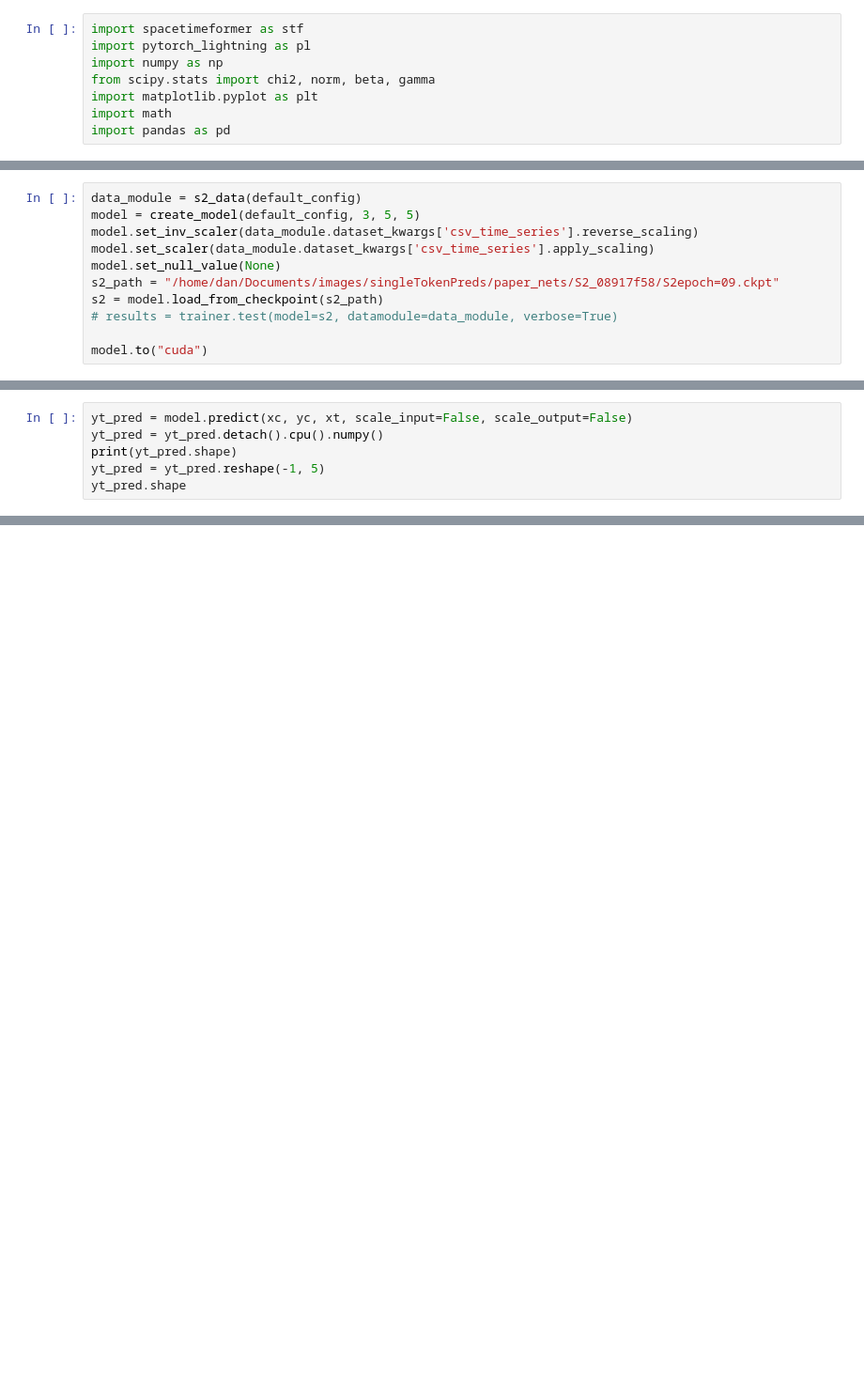
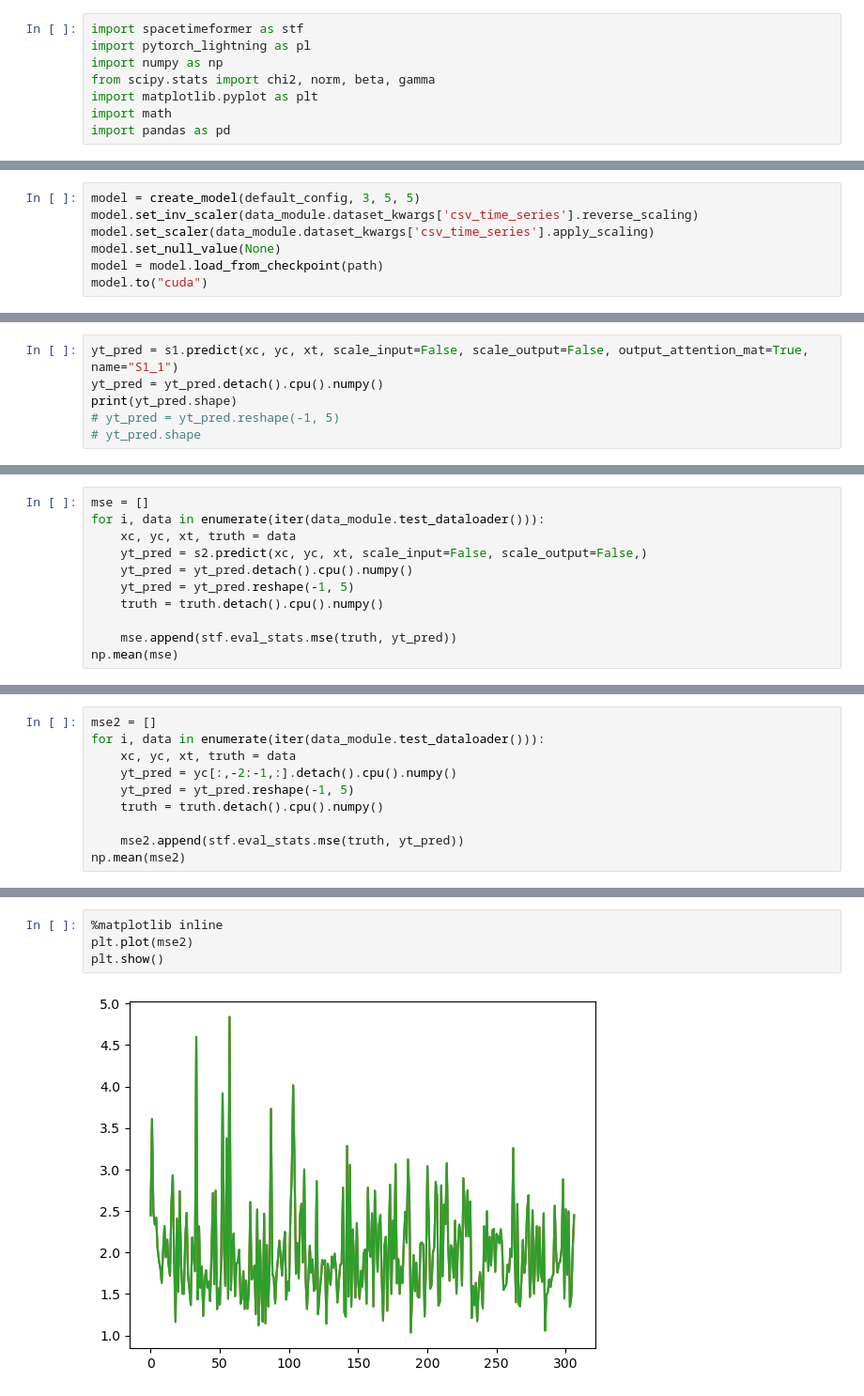
Before and after one commit to wendeldr/spacetimeformer, a Jupyter notebook: load_model_test.ipynb, the cells around one changed output, grey strips where cells are left out. Shown at 94% size. Drawn from its saved outputs; the diff is of its cells as text; blank space fills up the shorter version.

```diff
--- a/load_model_test.ipynb
+++ b/load_model_test.ipynb
@@ -241,13 +395,9 @@ run-20240131_120438-yj71byzb == s2_1
 # %%
-data_module = s2_data(default_config)
 model = create_model(default_config, 3, 5, 5)
 model.set_inv_scaler(data_module.dataset_kwargs['csv_time_series'].reverse_scaling)
 model.set_scaler(data_module.dataset_kwargs['csv_time_series'].apply_scaling)
 model.set_null_value(None)
-s2_path = "/home/dan/Documents/images/singleTokenPreds/paper_nets/S2_08917f58/S2epoch=09.ckpt"
-s2 = model.load_from_checkpoint(s2_path)
-# results = trainer.test(model=s2, datamodule=data_module, verbose=True)
-
+model = model.load_from_checkpoint(path)
 model.to("cuda")
 # %% [output]
 Forecaster
@@ -296,7 +446,7 @@ torch.Size([100, 32, 5])
 # %%
-yt_pred = model.predict(xc, yc, xt, scale_input=False, scale_output=False)
+yt_pred = s1.predict(xc, yc, xt, scale_input=False, scale_output=False, output_attention_mat=True, name="S1_1")
 yt_pred = yt_pred.detach().cpu().numpy()
 print(yt_pred.shape)
-yt_pred = yt_pred.reshape(-1, 5)
-yt_pred.shape
+# yt_pred = yt_pred.reshape(-1, 5)
+# yt_pred.shape
 # %% [output]
@@ -333,0 +477,11 @@ results = trainer.test(model=s2, datamodule=data_module, verbose=True)
+# %%
+mse = []
+for i, data in enumerate(iter(data_module.test_dataloader())):
+    xc, yc, xt, truth = data
+    yt_pred = s2.predict(xc, yc, xt, scale_input=False, scale_output=False,)
+    yt_pred = yt_pred.detach().cpu().numpy()
+    yt_pred = yt_pred.reshape(-1, 5)
+    truth = truth.detach().cpu().numpy()
+
+    mse.append(stf.eval_stats.mse(truth, yt_pred))
+np.mean(mse)
@@ -333,0 +490,10 @@ results = trainer.test(model=s2, datamodule=data_module, verbose=True)
+# %%
+mse2 = []
+for i, data in enumerate(iter(data_module.test_dataloader())):
+    xc, yc, xt, truth = data
+    yt_pred = yc[:,-2:-1,:].detach().cpu().numpy()
+    yt_pred = yt_pred.reshape(-1, 5)
+    truth = truth.detach().cpu().numpy()
+
+    mse2.append(stf.eval_stats.mse(truth, yt_pred))
+np.mean(mse2)
@@ -333,0 +502,6 @@ results = trainer.test(model=s2, datamodule=data_module, verbose=True)
+# %%
+%matplotlib inline
+plt.plot(mse2)
+plt.show()
+# %% [output]
+[figure, added]
```
Also changed, not shown: parts of 26 cells of this notebook, 11 other files.
